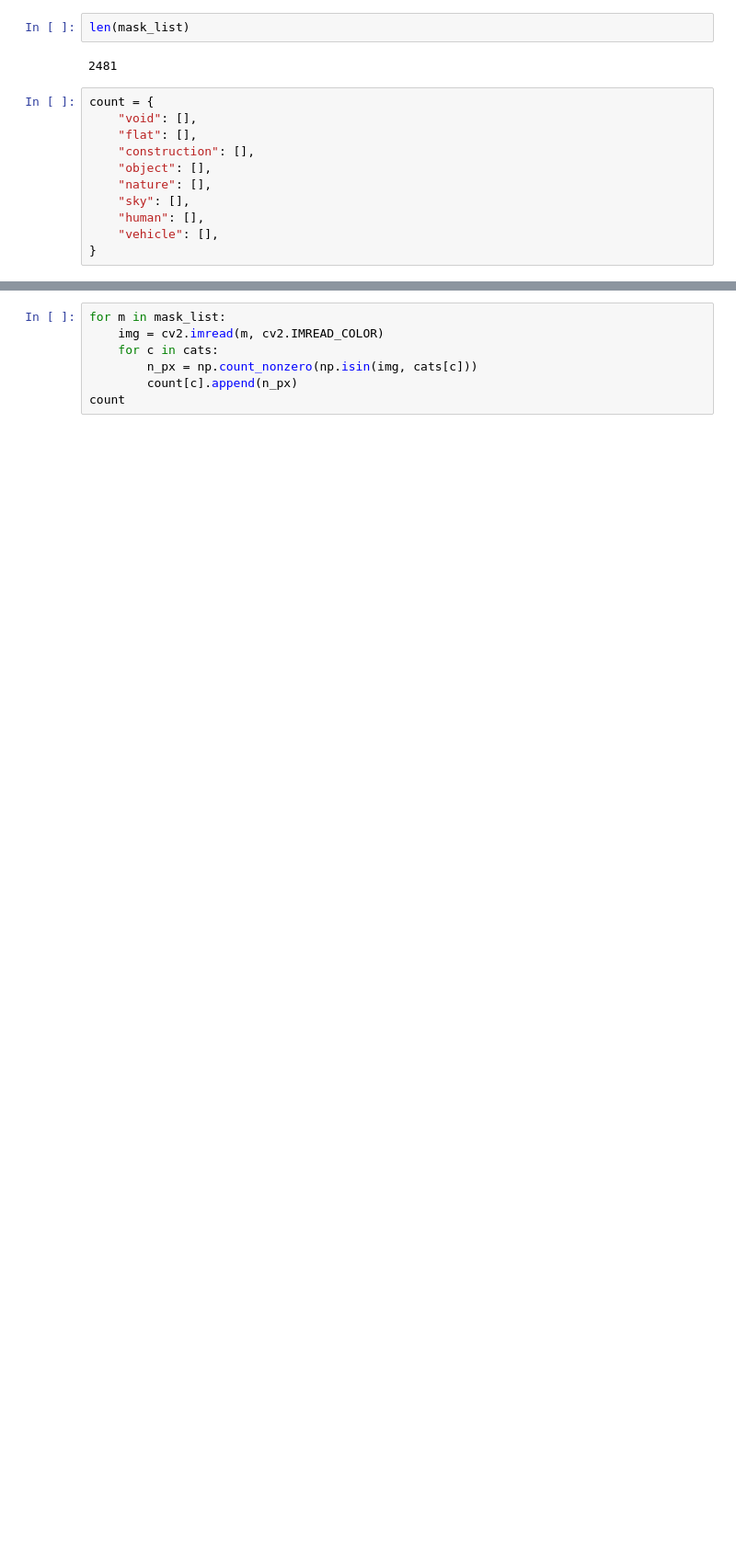
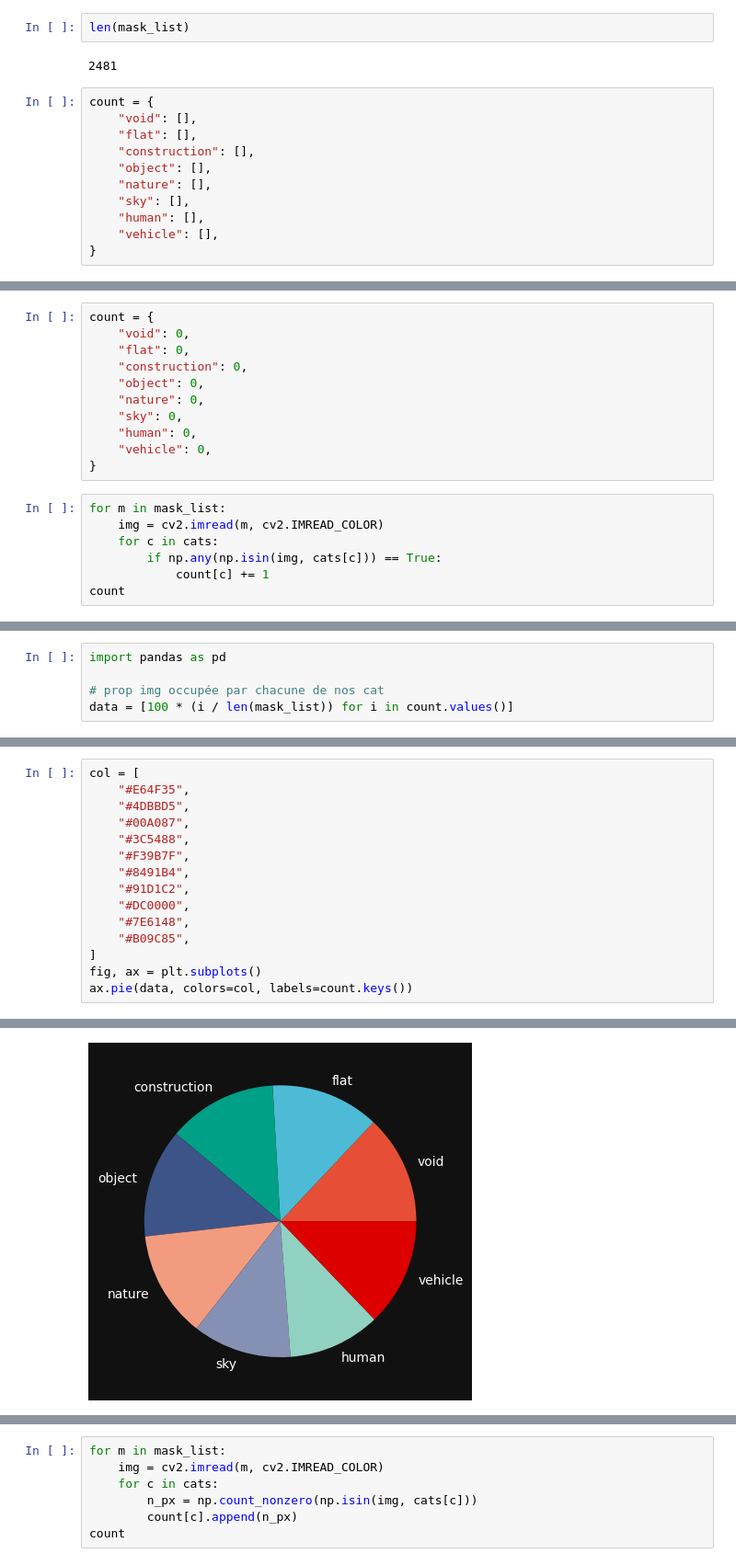
Before and after one commit to lefpradier/urban-segmentation-app, a Jupyter notebook: tests_init.ipynb, the cells around one changed output, grey strips where cells are left out. Shown at 92% size. Cells and saved outputs as stored; diff of their text form; blank space fills up the shorter version.

```diff
--- a/tests_init.ipynb
+++ b/tests_init.ipynb
@@ -289,0 +323,18 @@ count = {
+# %%
+count = {
+    "void": 0,
+    "flat": 0,
+    "construction": 0,
+    "object": 0,
+    "nature": 0,
+    "sky": 0,
+    "human": 0,
+    "vehicle": 0,
+}
+# %%
+for m in mask_list:
+    img = cv2.imread(m, cv2.IMREAD_COLOR)
+    for c in cats:
+        if np.any(np.isin(img, cats[c])) == True:
+            count[c] += 1
+count
@@ -289,0 +350,5 @@ count = {
+# %%
+import pandas as pd
+
+# prop img occupée par chacune de nos cat
+data = [100 * (i / len(mask_list)) for i in count.values()]
@@ -289,0 +366,16 @@ count = {
+# %%
+col = [
+    "#E64F35",
+    "#4DBBD5",
+    "#00A087",
+    "#3C5488",
+    "#F39B7F",
+    "#8491B4",
+    "#91D1C2",
+    "#DC0000",
+    "#7E6148",
+    "#B09C85",
+]
+fig, ax = plt.subplots()
+ax.pie(data, colors=col, labels=count.keys())
+# %% [output]
@@ -289,0 +398 @@ count = {
+[figure, added]
```
Also changed, not shown: parts of 13 cells of this notebook, 1 other file.
